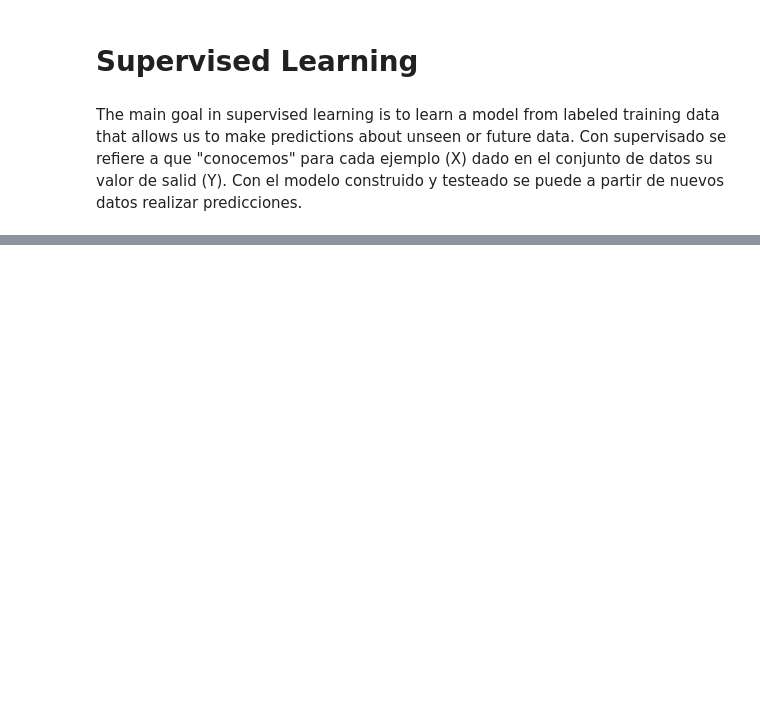
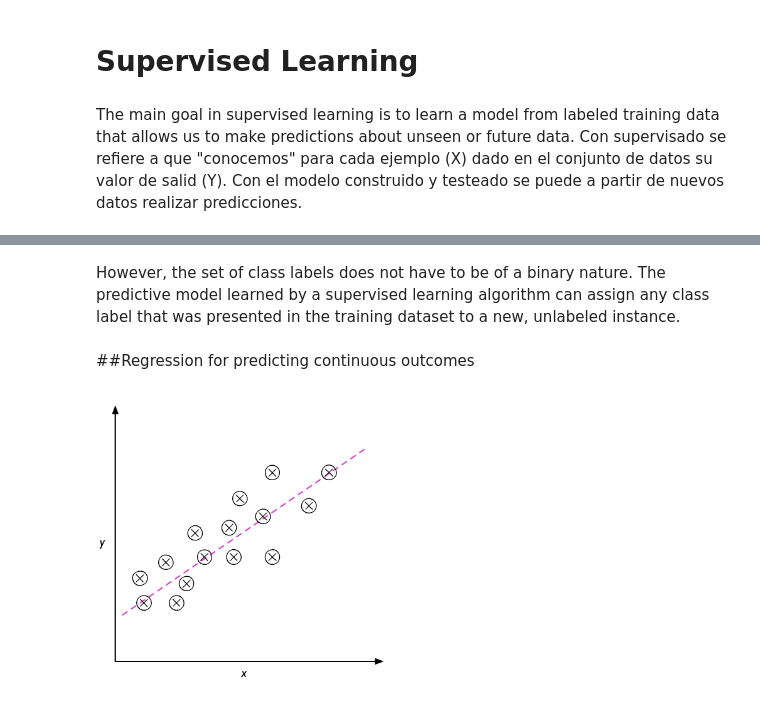
Before and after one commit to apachon/python-machine-learning-book-3rd-edition, a Jupyter notebook: ch01.ipynb, the cells around one changed output, grey strips where cells are left out. Drawn from its saved outputs; the diff is of its cells as text; code cells hidden in the pictures; blank space fills up the shorter version.

```diff
--- a/ch01.ipynb
+++ b/ch01.ipynb
@@ -14,0 +31,8 @@ Con el modelo construido y testeado se puede a partir de nuevos datos realizar p
+# %% [markdown]
+However, the set of class labels does not have to be of a binary nature. The predictive model learned by a supervised learning algorithm can assign any class label that was presented in the training dataset to a new, unlabeled instance.
+# %% [markdown]
+##Regression for predicting continuous outcomes
+# %%
+Image('04.png', width = 300)
+# %% [output]
+[figure, added]
```
Also changed, not shown: parts of 10 cells of this notebook.
